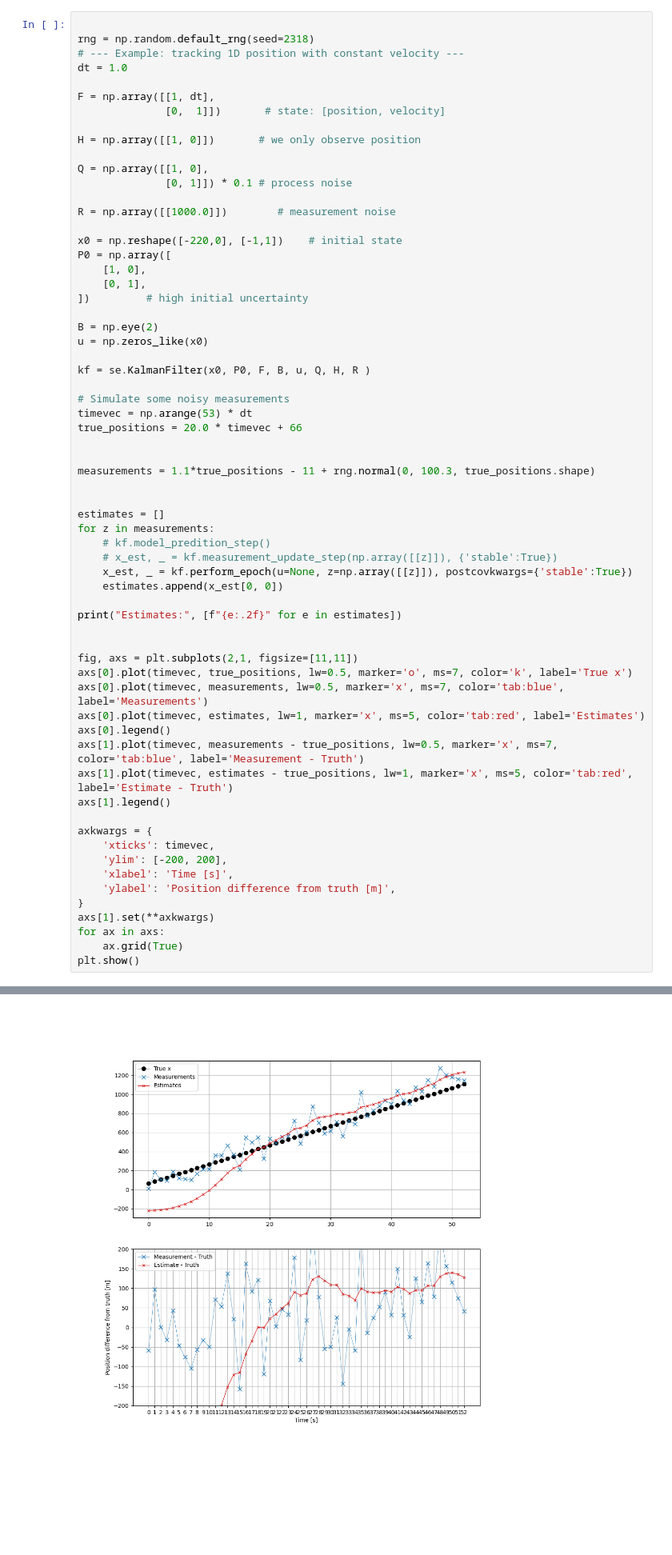
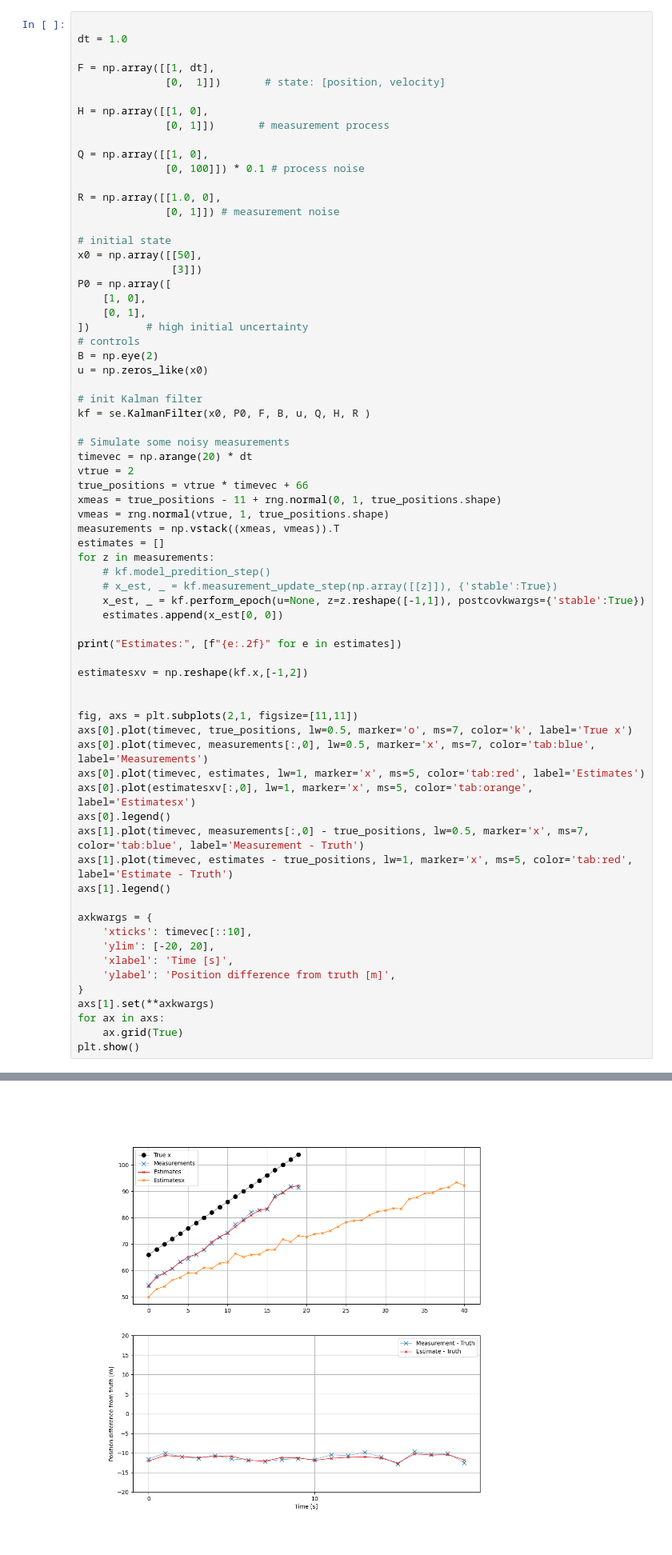
Before and after one commit to igred8/orbital_dynamics_basic, a Jupyter notebook: notebooks/00.1-dev-kalman-igad.ipynb, the cells around one changed output, grey strips where cells are left out. Shown at 80% size. Saved outputs shown, nothing was run; the diff lists cells and outputs as text; blank space fills up the shorter version.

Commit message:
dimensions check on state and controls for KF

```diff
--- a/notebooks/00.1-dev-kalman-igad.ipynb
+++ b/notebooks/00.1-dev-kalman-igad.ipynb
@@ -18,60 +23,65 @@ import stateest as se
 # %%
 
-rng = np.random.default_rng(seed=2318)
-# --- Example: tracking 1D position with constant velocity ---
 dt = 1.0
 
 F = np.array([[1, dt],
               [0,  1]])       # state: [position, velocity]
 
-H = np.array([[1, 0]])       # we only observe position
+H = np.array([[1, 0],
+              [0, 1]])       # measurement process
 
 Q = np.array([[1, 0],
-              [0, 1]]) * 0.1 # process noise
+              [0, 100]]) * 0.1 # process noise
 
-R = np.array([[1000.0]])        # measurement noise
+R = np.array([[1.0, 0],
+              [0, 1]]) # measurement noise
 
-x0 = np.reshape([-220,0], [-1,1])    # initial state
+# initial state
+x0 = np.array([[50],
+               [3]])
 P0 = np.array([
     [1, 0],
     [0, 1],
 ])         # high initial uncertainty
-
+# controls
 B = np.eye(2)
 u = np.zeros_like(x0)
 
+# init Kalman filter
 kf = se.KalmanFilter(x0, P0, F, B, u, Q, H, R )
 
 # Simulate some noisy measurements
-timevec = np.arange(53) * dt
-true_positions = 20.0 * timevec + 66
-
-
-measurements = 1.1*true_positions - 11 + rng.normal(0, 100.3, true_positions.shape)
-
-
+timevec = np.arange(20) * dt
+vtrue = 2
+true_positions = vtrue * timevec + 66
+xmeas = true_positions - 11 + rng.normal(0, 1, true_positions.shape)
+vmeas = rng.normal(vtrue, 1, true_positions.shape)
+measurements = np.vstack((xmeas, vmeas)).T
 estimates = []
 for z in measurements:
     # kf.model_predition_step()
     # x_est, _ = kf.measurement_update_step(np.array([[z]]), {'stable':True})
-    x_est, _ = kf.perform_epoch(u=None, z=np.array([[z]]), postcovkwargs={'stable':True})
+    x_est, _ = kf.perform_epoch(u=None, z=z.reshape([-1,1]), postcovkwargs={'stable':True})
     estimates.append(x_est[0, 0])
 
 print("Estimates:", [f"{e:.2f}" for e in estimates])
 
+estimatesxv = np.reshape(kf.x,[-1,2])
+
 
 fig, axs = plt.subplots(2,1, figsize=[11,11])
 axs[0].plot(timevec, true_positions, lw=0.5, marker='o', ms=7, color='k', label='True x')
-axs[0].plot(timevec, measurements, lw=0.5, marker='x', ms=7, color='tab:blue', label='Measurements')
+axs[0].plot(timevec, measurements[:,0], lw=0.5, marker='x', ms=7, color='tab:blue', label='Measurements')
 axs[0].plot(timevec, estimates, lw=1, marker='x', ms=5, color='tab:red', label='Estimates')
+axs[0].plot(estimatesxv[:,0], lw=1, marker='x', ms=5, color='tab:orange', label='Estimatesx')
 axs[0].legend()
-axs[1].plot(timevec, measurements - true_positions, lw=0.5, marker='x', ms=7, color='tab:blue', label='Measurement - Truth')
+axs[1].plot(timevec, measurements[:,0] - true_positions, lw=0.5, marker='x', ms=7, color='tab:blue', label='Measurement - Truth')
 axs[1].plot(timevec, estimates - true_positions, lw=1, marker='x', ms=5, color='tab:red', label='Estimate - Truth')
 axs[1].legend()
 
 axkwargs = {
-    'xticks': timevec,
-    'ylim': [-200, 200],
+    'xticks': timevec[::10],
+    'ylim': [-20, 20],
     'xlabel': 'Time [s]',
     'ylabel': 'Position difference from truth [m]',
 }
@@ -84 +94 @@ Estimates: ['-219.52', '-217.18', '-212.69', '-205.04', '-190.75', '-173.21', '-
-[figure, old version]
+[figure, new version]
```
Also changed, not shown: parts of 14 cells of this notebook, 2 other files.
